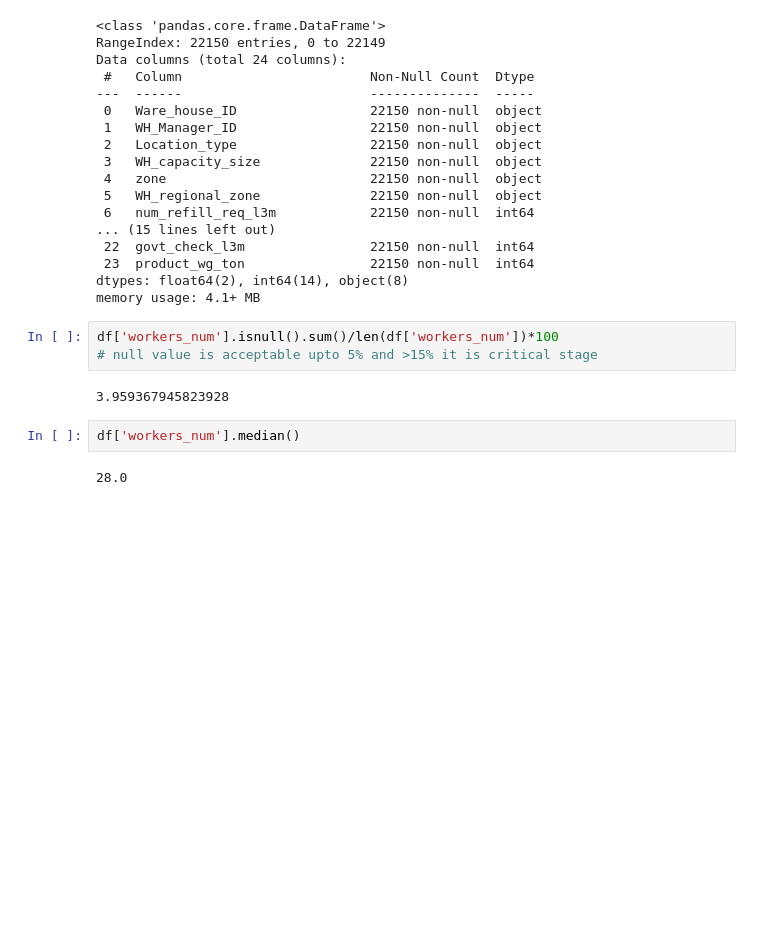
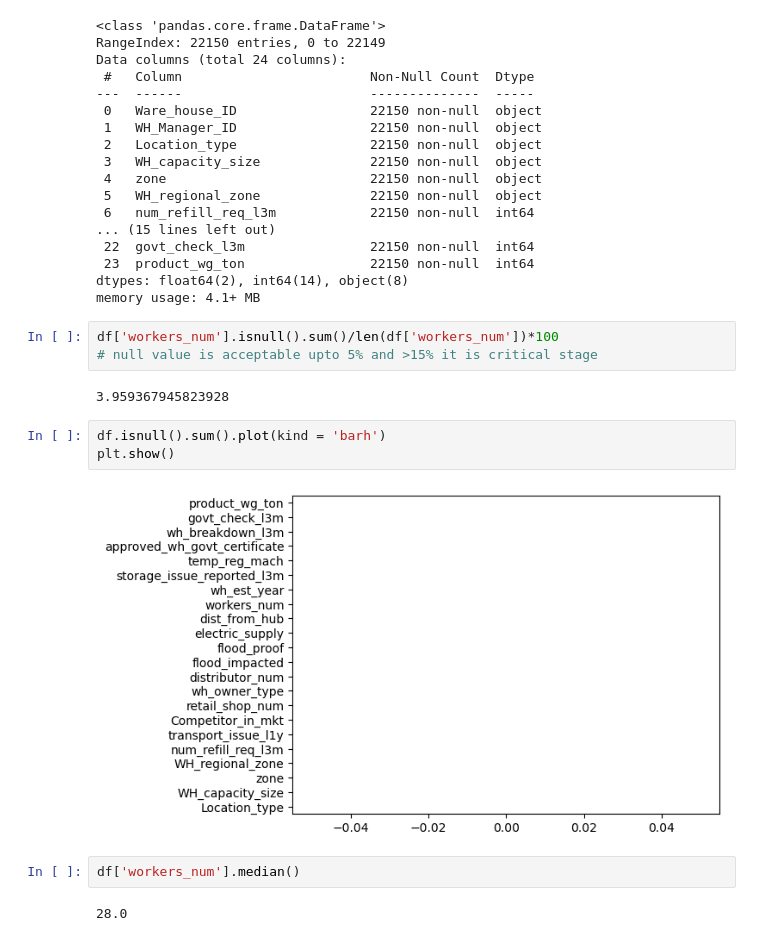
Before and after one commit to anirudhakolay/SUPPLYCHAIN, a Jupyter notebook: model(1).ipynb, the cells around one changed output. Drawn from its saved outputs; the diff is of its cells as text; blank space fills up the shorter version.

```diff
--- a/model(1).ipynb
+++ b/model(1).ipynb
@@ -53,6 +53,11 @@ df['workers_num'].isnull().sum()/len(df['workers_num'])*100
 # null value is acceptable upto 5% and >15% it is critical stage
 # %% [output]
 3.959367945823928
+# %%
+df.isnull().sum().plot(kind = 'barh')
+plt.show()
+# %% [output]
+[figure, added]
 # %%
 df['workers_num'].median()
 # %% [output]
```
Also changed, not shown: parts of 22 cells of this notebook.
